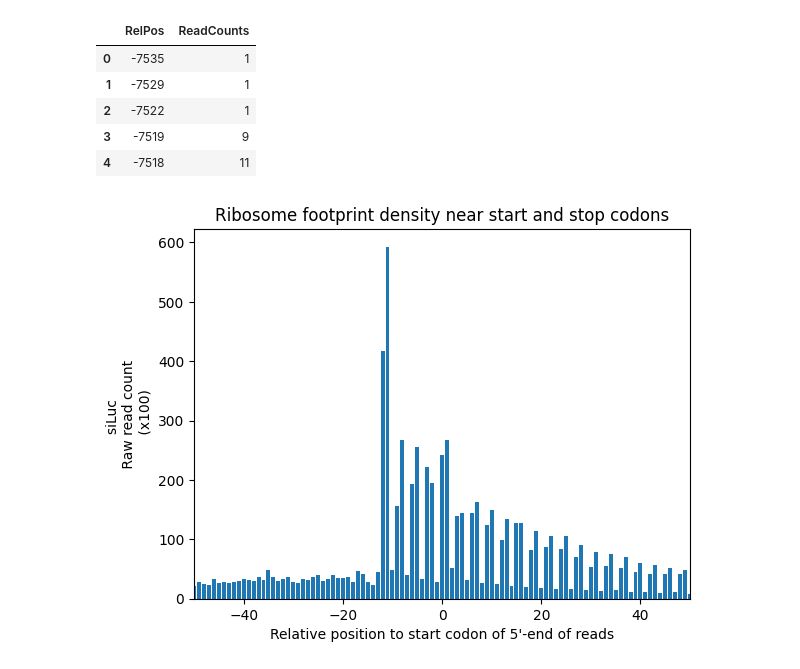
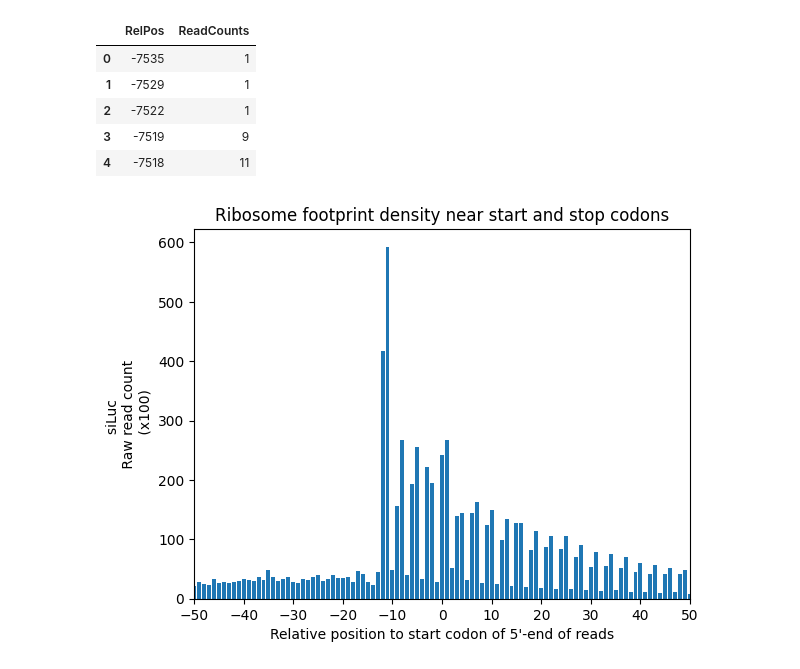
Before and after one commit to young5454/SNU-BI1, a Jupyter notebook: CoLab_TermProj_2024_2.ipynb, the cells around one changed output. Drawn from its saved outputs; the diff is of its cells as text; code cells hidden in the pictures.

```diff
--- a/CoLab_TermProj_2024_2.ipynb
+++ b/CoLab_TermProj_2024_2.ipynb
@@ -287,16 +287,19 @@ merged_data.head()
 # %%
 import matplotlib.pyplot as plt
 
 # Create a bar plot
 plt.bar(merged_data['RelPos'], merged_data['ReadCounts'] / 100)
 
+# x-axis
+plt.xlim((-50, 50))
+plt.xticks(range(-50, 51, 10))
+
 # Add labels and title
-plt.xlim((-50, 50))
 plt.xlabel('Relative position to start codon of 5\'-end of reads')
 plt.ylabel('siLuc \n Raw read count \n (x100)')
 plt.title('Ribosome footprint density near start and stop codons')
 
 # Show the plot
 plt.show()
 # %% [output]
-[figure, old version]
+[figure, new version]
```
